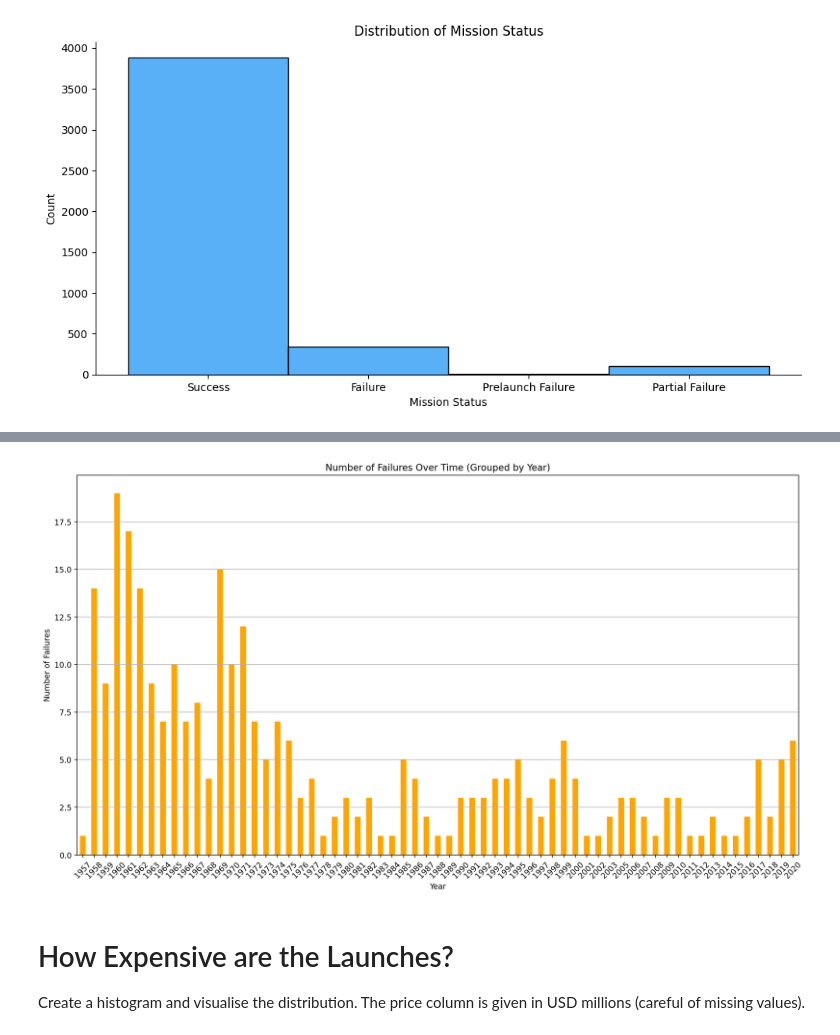
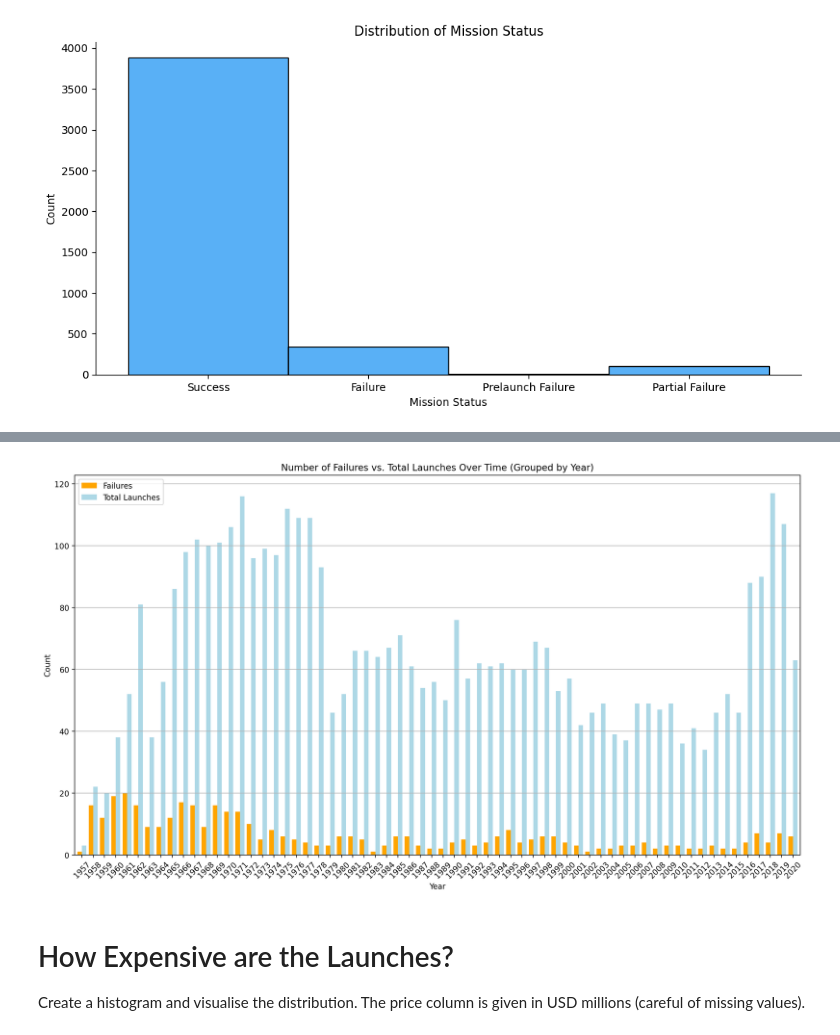
Before and after one commit to ckpinguin/learning_python, a Jupyter notebook: 99-space-race-data-analysis/Space_Missions_Analysis_(start).ipynb, the cells around one changed output, grey strips where cells are left out. Saved outputs shown, nothing was run; the diff lists cells and outputs as text; code cells hidden in the pictures.

```diff
--- a/99-space-race-data-analysis/Space_Missions_Analysis_(start).ipynb
+++ b/99-space-race-data-analysis/Space_Missions_Analysis_(start).ipynb
@@ -195,6 +205,7 @@ Name: Year, Length: 4198, dtype: Int64
 # %%
 
-failures_data = df_data[df_data['Mission_Status'] == 'Failure']
+#failures_data = df_data[df_data['Mission_Status'] == 'Failure']
+failures_data = df_data[df_data['Mission_Status'].str.contains('failure', case=False, regex=True)]
+failures_per_year = failures_data.groupby('Year').size()
 
-failures_per_year = failures_data.groupby('Year').size()
-failures_per_year
+total_launches_per_year = df_data.groupby('Year').size()
@@ -215,20 +212,27 @@ Length: 63, dtype: int64
 # %%
 
+# Combine data so both come into the same plot and legend
+data = pd.DataFrame({
+    'Failures': failures_per_year,
+    'Total Launches': total_launches_per_year
+})
+
 plt.figure(figsize=(14,8), dpi=200)
-failures_per_year.plot(kind='bar', color='orange')
-plt.title('Number of Failures Over Time (Grouped by Year)')
+
+data.plot(kind='bar', width=0.8, ax=plt.gca(), color=['orange', 'lightblue'])
+
+plt.title('Number of Failures vs. Total Launches Over Time (Grouped by Year)')
 plt.xlabel('Year')
-plt.ylabel('Number of Failures')
+plt.ylabel('Count')
 plt.xticks(rotation=45)
 
-# Set x-tick labels to integer values
-#plt.gca().xaxis.set_major_formatter(plt.FuncFormatter(lambda x, _: int(x)))
 
 plt.grid(axis='y')
+plt.legend()
 plt.tight_layout()
 plt.show()
 # %% [output]
-[figure, old version]
+[figure, new version]
 # %% [markdown]
 # How Expensive are the Launches?
 
```
Also changed, not shown: parts of 46 cells of this notebook, 1 other file.
